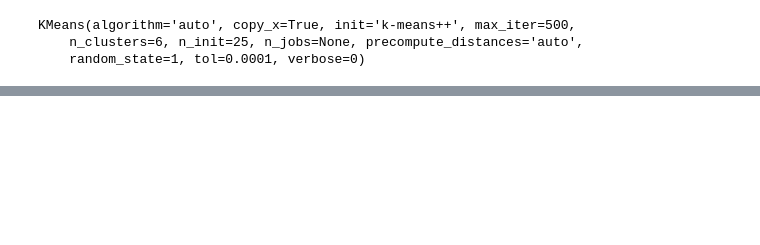
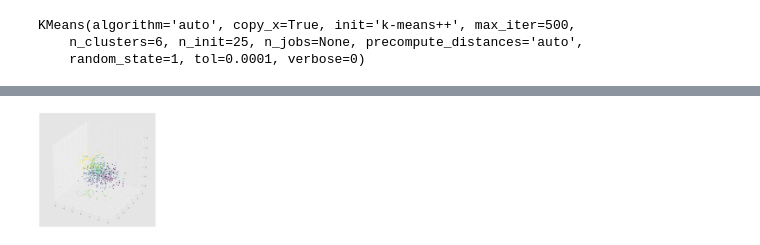
Before and after one commit to LinhHoang8997/Python-vs-R, a Jupyter notebook: Clustering in Python.ipynb, the cells around one changed output, grey strips where cells are left out. Cells and saved outputs as stored; diff of their text form; code cells hidden in the pictures; blank space fills up the shorter version.

```diff
--- a/Clustering in Python.ipynb
+++ b/Clustering in Python.ipynb
@@ -133,0 +153,9 @@ print(plt.style.available)
+# %%
+from mpl_toolkits.mplot3d import Axes3D
+fig = plt.figure(figsize=(12,12))
+ax = fig.add_subplot(111, projection='3d')
+ax.scatter(df_clean['Fashion'],df_clean['Leisure'], df_clean['Stretch'] , c=cluster_labels, marker="o")
+plt.savefig('fig1.png', dpi = 300)
+plt.show() # DOUBLE CLICK FOR LARGE PIC
+# %% [output]
+[figure, added]
```
Also changed, not shown: parts of 9 cells of this notebook, 14 other files.
